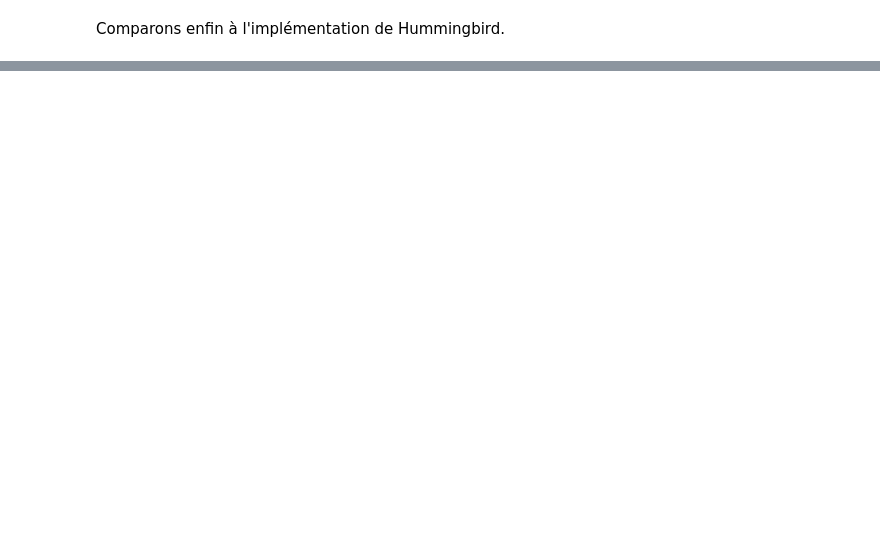
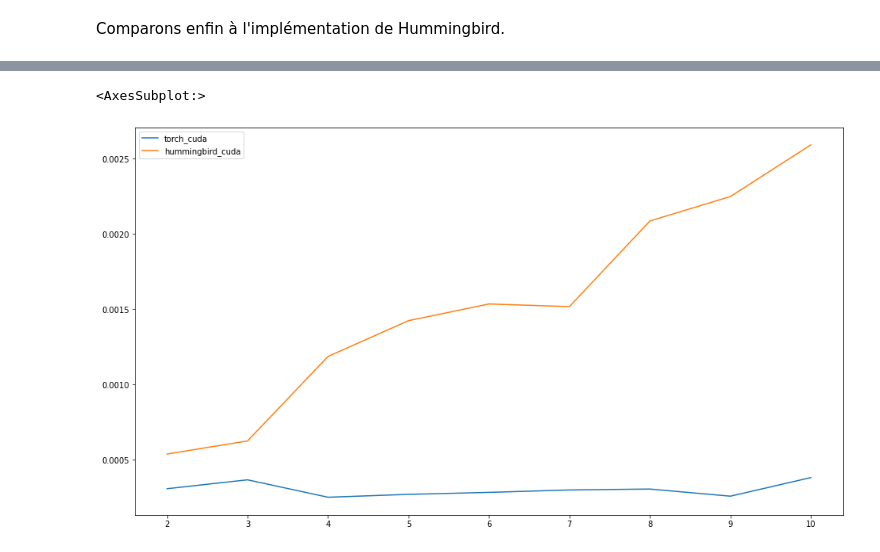
Before and after one commit to Nathra21/eltdm_project, a Jupyter notebook: Report.ipynb, the cells around one changed output, grey strips where cells are left out. Saved outputs shown, nothing was run; the diff lists cells and outputs as text; code cells hidden in the pictures; blank space fills up the shorter version.

```diff
--- a/Report.ipynb
+++ b/Report.ipynb
@@ -207,6 +205,6 @@ Cependant, le but de passer à une représentation matricielle, particulièremen
 
 C'est ce que nous faisons dans notre implémentation optimisée, ici aussi existant sur les trois backends. Mesurons sa performance.
 # %%
-models = get_all_backends(RandomForestGEMM, clf)
+models = get_all_backends(RandomForestGEMM, clf, include_sklearn=False, include_hummingbird=True)
 pretty_print_time_all_backends(models, X, number=1000, repeat=7)
 # %% [output]
@@ -232,0 +253,17 @@ rf_hb_cuda = convert(clf, "pytorch").to("cuda")
+# %%
+times = {}
+for max_depth in tqdm(range(2, 11)):
+    clf = RandomForestClassifier(n_estimators=100, max_depth=max_depth, random_state=0).fit(X, y)
+    depths = [tree.get_depth() for tree in clf.estimators_]
+    assert all(d == max_depth for d in depths)
+
+    models = get_all_backends(RandomForestGEMM, clf, include_sklearn=True, include_hummingbird=True)
+    models.pop("numpy")
+    times[max_depth] = time_all_backends(models, X, number=100, repeat=1, return_std=False)
+# %%
+df = pd.DataFrame(times).T
+#df.plot(figsize=(16, 9))
+df.filter(like="cuda").plot(figsize=(16, 9))
+# %% [output]
+<AxesSubplot:>
+[figure, added]
```
Also changed, not shown: parts of 18 cells of this notebook, 3 other files.
